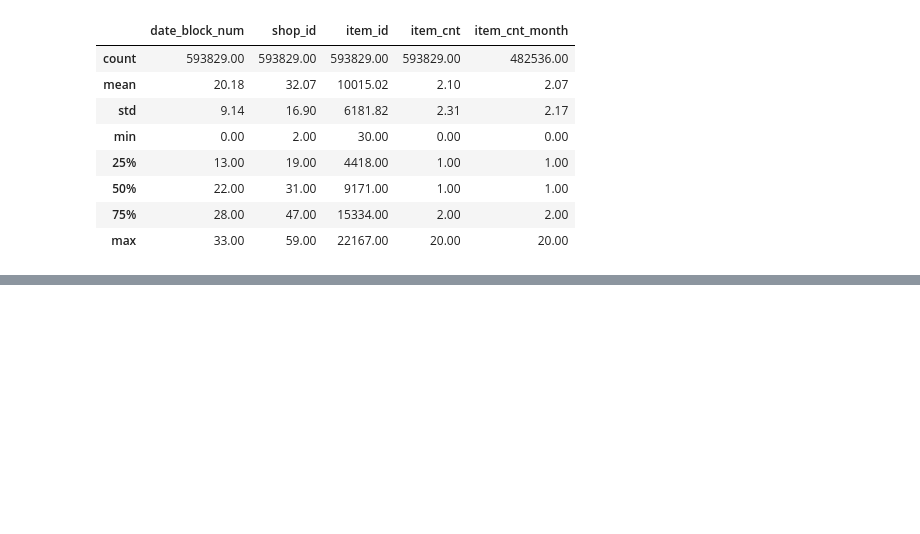
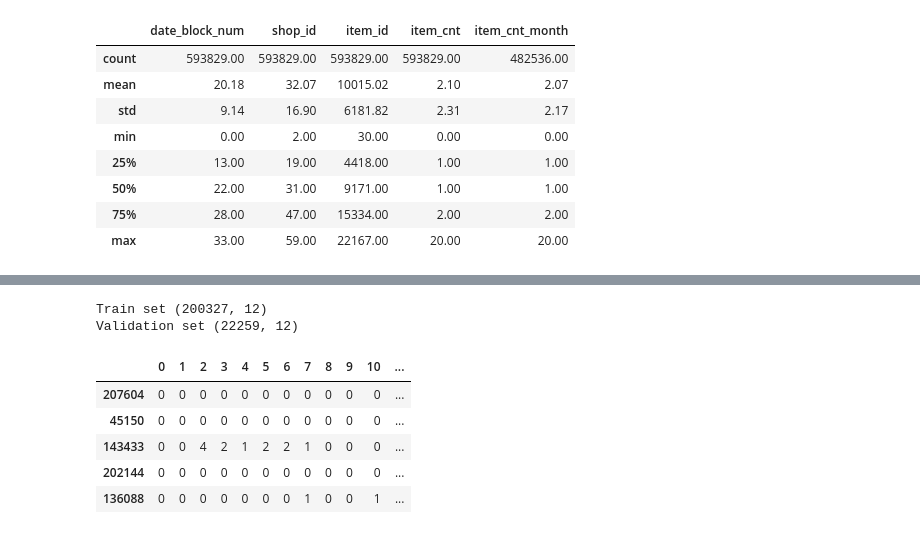
Before and after one commit to AiJared/time-series-forecasting-with-lstm-autoencoders, a Jupyter notebook: Time_Series_Forecasting_with_LSTM_Autoencoders.ipynb, the cells around one changed output, grey strips where cells are left out. Drawn from its saved outputs; the diff is of its cells as text; code cells hidden in the pictures; blank space fills up the shorter version.

```diff
--- a/Time_Series_Forecasting_with_LSTM_Autoencoders.ipynb
+++ b/Time_Series_Forecasting_with_LSTM_Autoencoders.ipynb
@@ -144,0 +189,3 @@ display(train_monthly.describe())
+# %%
+# Dropping identifier columnms as we don't need them anymore
+data_series = data_series.drop(["item_id", 'shop_id'], axis=1)
@@ -144,0 +194,17 @@ display(train_monthly.describe())
+# %%
+labels = data_series["label"]
+data_series.drop("label", axis=1, inplace=True)
+train, valid, Y_train, Y_valid = train_test_split(data_series, labels.values, test_size=0.10, random_state=0)
+# %%
+print("Train set", train.shape)
+print("Validation set", valid.shape)
+train.head()
+# %% [output]
+Train set (200327, 12)
+Validation set (22259, 12)
+|  | 0 | 1 | 2 | 3 | 4 | 5 | 6 | 7 | 8 | 9 | 10 | ... |
+| 207604 | 0 | 0 | 0 | 0 | 0 | 0 | 0 | 0 | 0 | 0 | 0 | ... |
+| 45150 | 0 | 0 | 0 | 0 | 0 | 0 | 0 | 0 | 0 | 0 | 0 | ... |
+| 143433 | 0 | 0 | 4 | 2 | 1 | 2 | 2 | 1 | 0 | 0 | 0 | ... |
+| 202144 | 0 | 0 | 0 | 0 | 0 | 0 | 0 | 0 | 0 | 0 | 0 | ... |
+| 136088 | 0 | 0 | 0 | 0 | 0 | 0 | 0 | 1 | 0 | 0 | 1 | ... |
```
Also changed, not shown: parts of 5 cells of this notebook.
